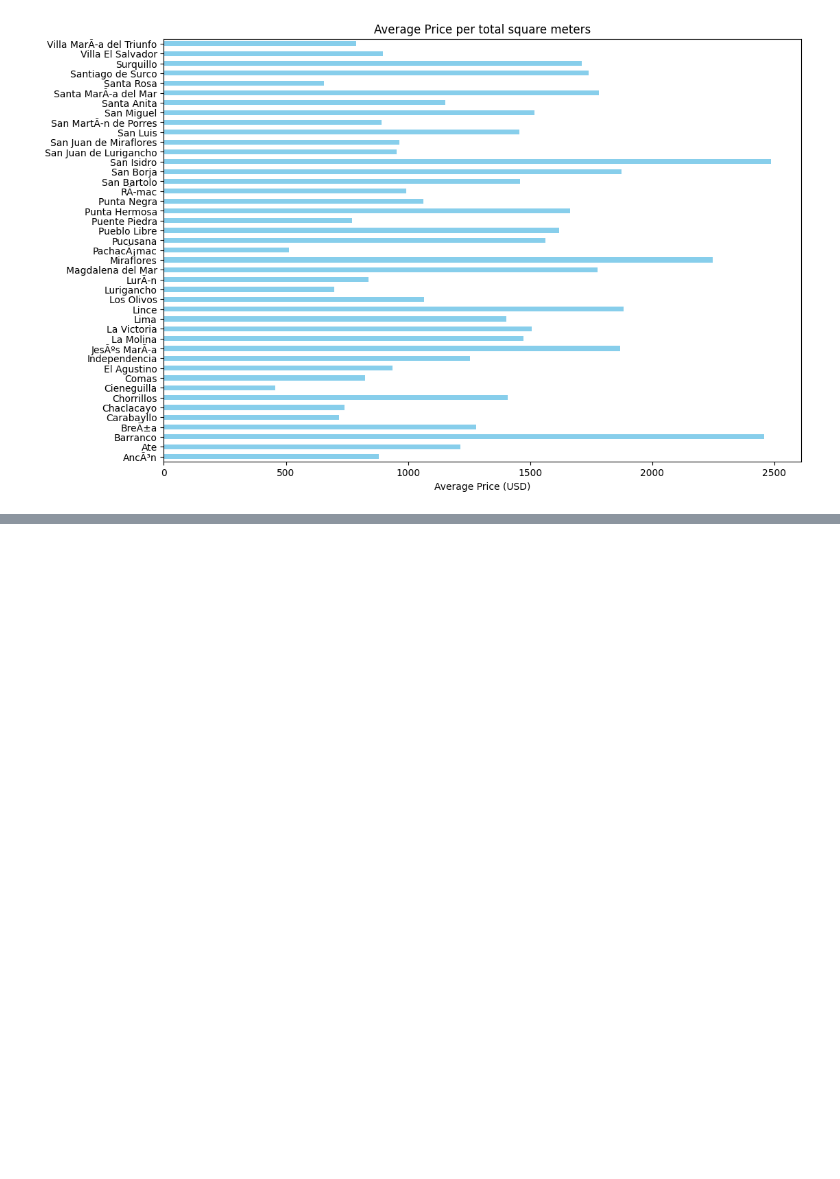
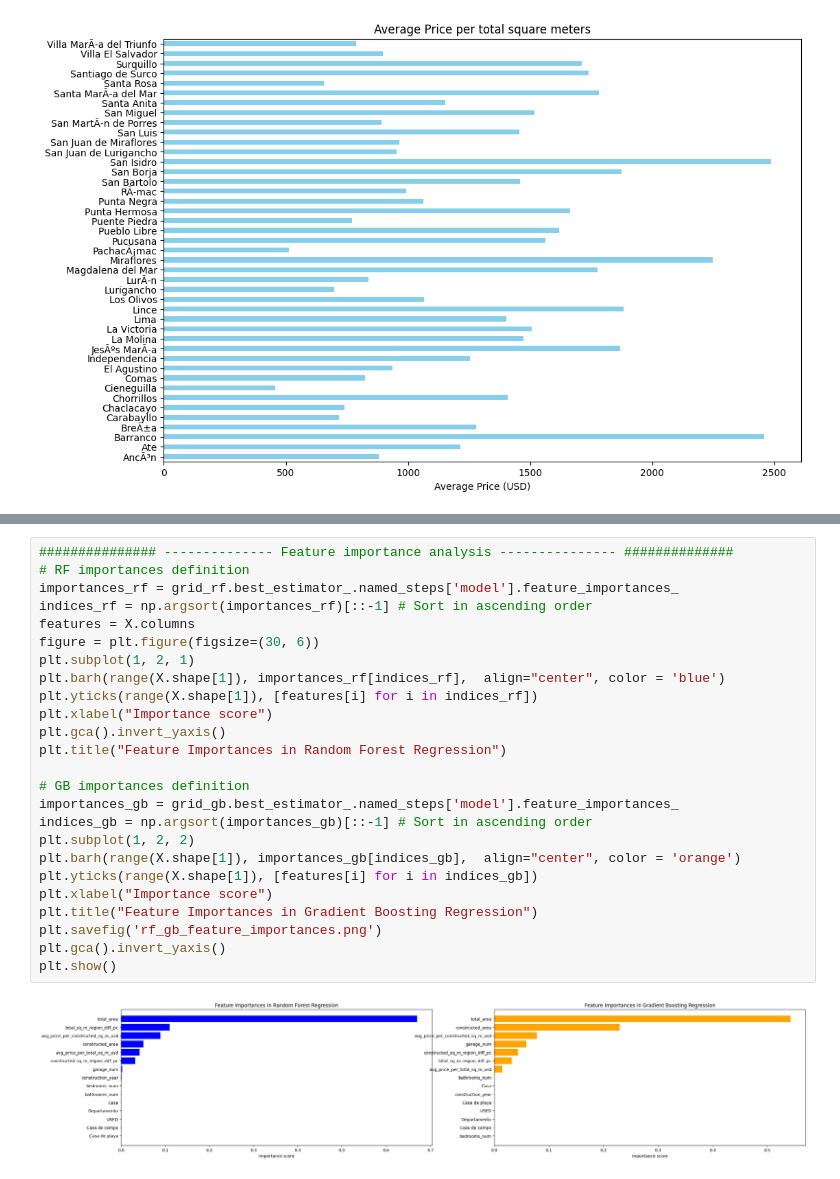
Before and after one commit to FernandoIGD12/UTEC_programming101, a Jupyter notebook: Intro_AI/proyecto_final_v2.0.ipynb, the cells around one changed output, grey strips where cells are left out. Cells and saved outputs as stored; diff of their text form; blank space fills up the shorter version.

```diff
--- a/Intro_AI/proyecto_final_v2.0.ipynb
+++ b/Intro_AI/proyecto_final_v2.0.ipynb
@@ -318,3 +320,30 @@ Gradient Boosting mean-squared error: 7328056396.148012
 Gradient Boosting R2 score for training set: 0.8028546796004901
 Gradient Boosting R2 score for testing set: 0.8005336863974299
 [figure]
+# %%
+############### -------------- Feature importance analysis --------------- ##############
+# RF importances definition
+importances_rf = grid_rf.best_estimator_.named_steps['model'].feature_importances_
+indices_rf = np.argsort(importances_rf)[::-1] # Sort in ascending order
+features = X.columns
+figure = plt.figure(figsize=(30, 6))
+plt.subplot(1, 2, 1)
+plt.barh(range(X.shape[1]), importances_rf[indices_rf],  align="center", color = 'blue')
+plt.yticks(range(X.shape[1]), [features[i] for i in indices_rf])
+plt.xlabel("Importance score")
+plt.gca().invert_yaxis()
+plt.title("Feature Importances in Random Forest Regression")
+
+# GB importances definition
+importances_gb = grid_gb.best_estimator_.named_steps['model'].feature_importances_
+indices_gb = np.argsort(importances_gb)[::-1] # Sort in ascending order
+plt.subplot(1, 2, 2)
+plt.barh(range(X.shape[1]), importances_gb[indices_gb],  align="center", color = 'orange')
+plt.yticks(range(X.shape[1]), [features[i] for i in indices_gb])
+plt.xlabel("Importance score")
+plt.title("Feature Importances in Gradient Boosting Regression")
+plt.savefig('rf_gb_feature_importances.png')
+plt.gca().invert_yaxis()
+plt.show()
+# %% [output]
+[figure, added]
```
Also changed, not shown: parts of 10 cells of this notebook.
